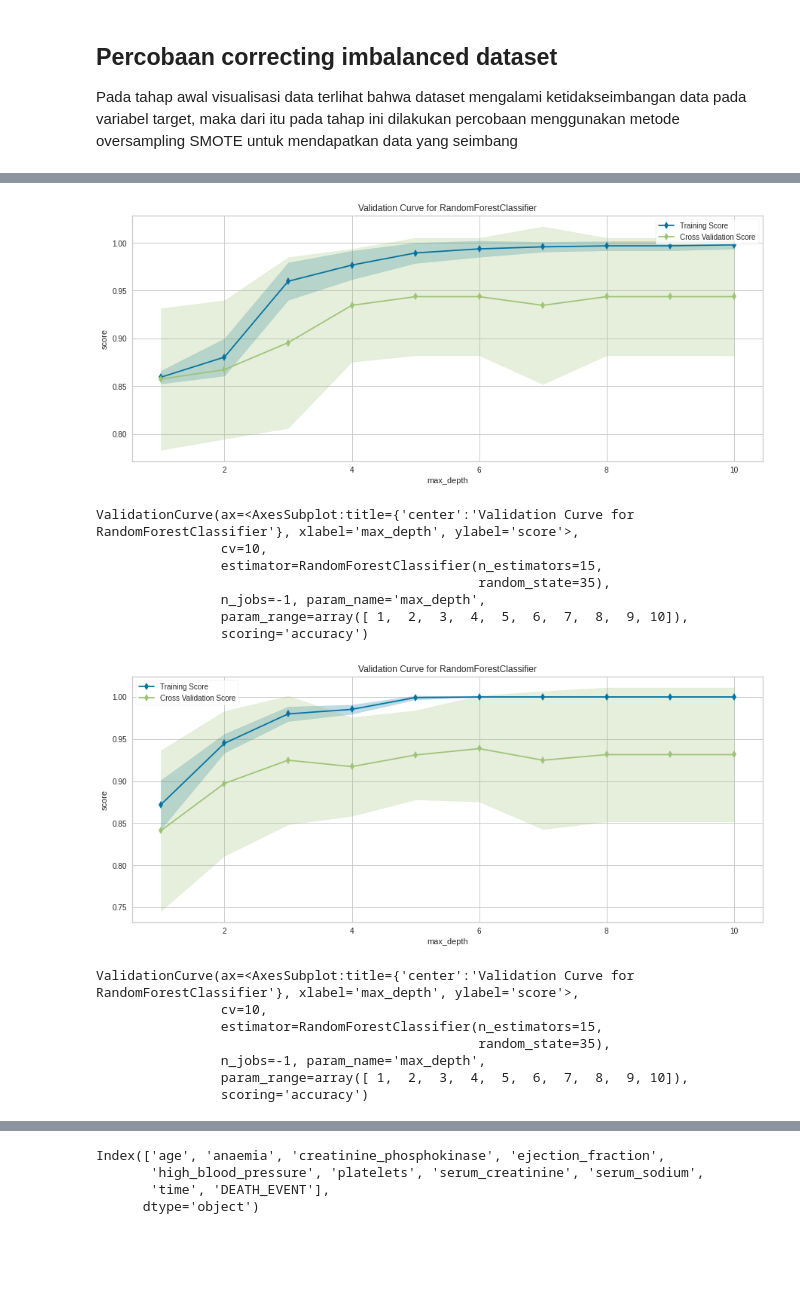
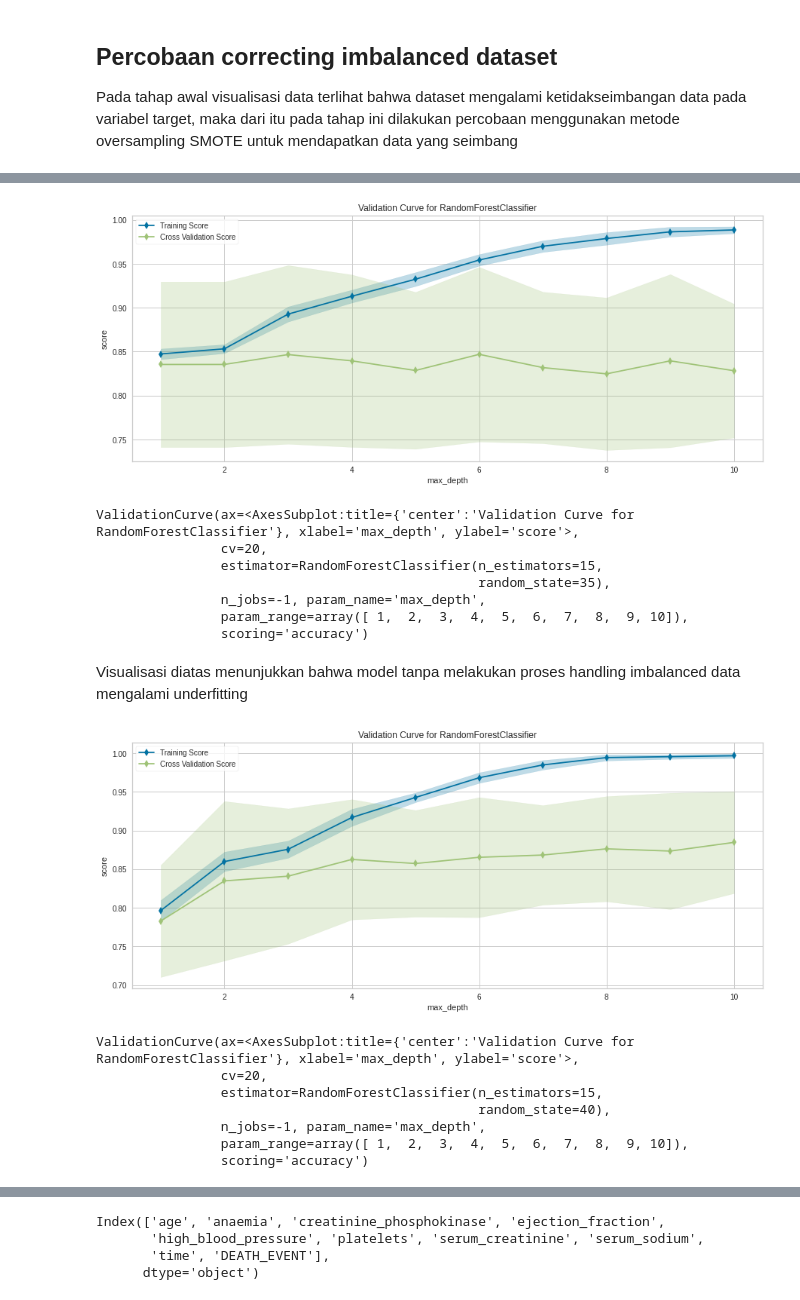
Before and after one commit to bridgecrew-perf6/FinalProject3-EnsembleMethod-RF, a Jupyter notebook: PYTN_KampusMerdeka_fp3_SafiraAuliaRohmah.ipynb, the cells around one changed output, grey strips where cells are left out. Cells and saved outputs as stored; diff of their text form; code cells hidden in the pictures; blank space fills up the shorter version.

Commit message:
improve accuracy and doing testing data

```diff
--- a/PYTN_KampusMerdeka_fp3_SafiraAuliaRohmah.ipynb
+++ b/PYTN_KampusMerdeka_fp3_SafiraAuliaRohmah.ipynb
@@ -350,0 +360,12 @@ df.drop(columns=['diabetes','smoking','sex'],axis=1, inplace=True)
+# %%
+from scipy.stats import skew
+
+cols = df.loc[:,df.columns!='DEATH_EVENT'].columns.tolist()
+plt.figure(figsize=(15,15))
+for i, col in enumerate(cols):
+    plt.subplot(3,3,i+1)
+    plt.title(col, fontsize=13)
+    plt.xlabel(f"skew of {col}:{skew(df[col])}")
+    plt.ylabel("count",fontsize=12)
+    plt.subplots_adjust(hspace=0.5, wspace=0.3)
+    sns.histplot(data=df, x=col, bins=50,palette=['red','green'])
@@ -350,0 +378,12 @@ df.drop(columns=['diabetes','smoking','sex'],axis=1, inplace=True)
+# %%
+from scipy.stats import boxcox
+postive = ['creatinine_phosphokinase', 'ejection_fraction', 'platelets', 'serum_creatinine','serum_sodium']
+plt.figure(figsize=(15,15))
+for i, col in enumerate(postive):
+    df[col] = boxcox(df[col])[0]
+    plt.subplot(3,3,i+1)
+    plt.title(col, fontsize=13)
+    plt.xlabel(f"skew of {col}:{skew(df[col])}")
+    plt.ylabel("count",fontsize=12)
+    plt.subplots_adjust(hspace=0.5, wspace=0.3)
+    sns.histplot(data=df, x=col, bins=50)
@@ -353,7 +412,7 @@ df.drop(columns=['diabetes','smoking','sex'],axis=1, inplace=True)
 # %%
 X = df.drop('DEATH_EVENT', axis=1)
 y = df['DEATH_EVENT']
-X_train, X_test, y_train, y_test = train_test_split(X, y, test_size=0.35, random_state=101)
+X_train, X_test, y_train, y_test = train_test_split(X, y, test_size=0.1, random_state=45)
 # %% [markdown]
 ## Modeling and evaluation model
 # %% [markdown]
@@ -448,25 +510,27 @@ Requirement already satisfied: threadpoolctl>=2.0.0 in /home/dotachin/.local/lib
 # %%
 from yellowbrick.model_selection import validation_curve
-print(validation_curve(RF, X_test, y_pred, param_name="max_depth", n_jobs=-1,
-      param_range=np.arange(1, 11), cv=10, scoring="accuracy"))
+print(validation_curve(RF, X_train, y_train, param_name="max_depth", n_jobs=-1,
+      param_range=np.arange(1, 11), cv=20, scoring="accuracy"))
 # %% [output]
-[figure, old version]
+[figure, new version]
 ValidationCurve(ax=<AxesSubplot:title={'center':'Validation Curve for RandomForestClassifier'}, xlabel='max_depth', ylabel='score'>,
-                cv=10,
+                cv=20,
                 estimator=RandomForestClassifier(n_estimators=15,
                                                  random_state=35),
                 n_jobs=-1, param_name='max_depth',
                 param_range=array([ 1,  2,  3,  4,  5,  6,  7,  8,  9, 10]),
                 scoring='accuracy')
+# %% [markdown]
+Visualisasi diatas menunjukkan bahwa model tanpa melakukan proses handling imbalanced data mengalami underfitting
 # %%
-print(validation_curve(RF_smote, Xtest_smote, ypred_smote, param_name="max_depth", n_jobs=-1,
-      param_range=np.arange(1, 11), cv=10, scoring="accuracy"))
+print(validation_curve(RF_smote, Xtrain_smote, ytrain_smote, param_name="max_depth", n_jobs=-1,
+      param_range=np.arange(1, 11), cv=20, scoring="accuracy"))
 # %% [output]
-[figure, old version]
+[figure, new version]
 ValidationCurve(ax=<AxesSubplot:title={'center':'Validation Curve for RandomForestClassifier'}, xlabel='max_depth', ylabel='score'>,
-                cv=10,
+                cv=20,
                 estimator=RandomForestClassifier(n_estimators=15,
-                                                 random_state=35),
+                                                 random_state=40),
                 n_jobs=-1, param_name='max_depth',
                 param_range=array([ 1,  2,  3,  4,  5,  6,  7,  8,  9, 10]),
                 scoring='accuracy')
```
Also changed, not shown: parts of 22 cells of this notebook, 1 other file.
